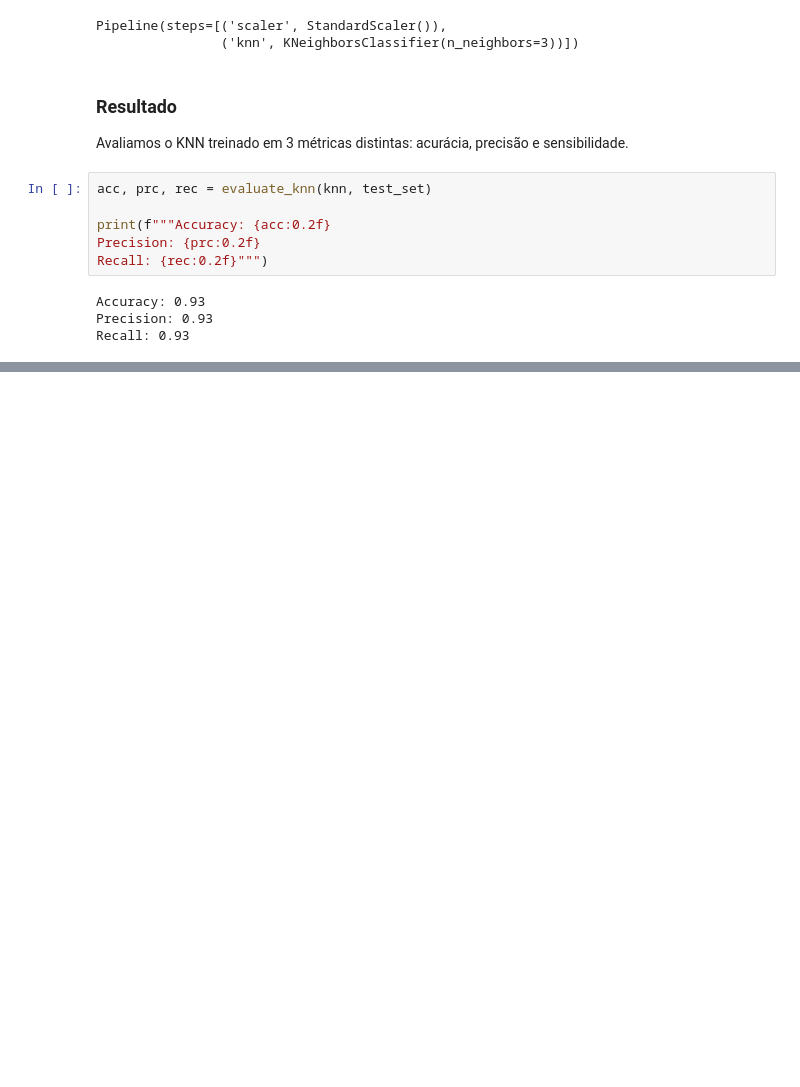
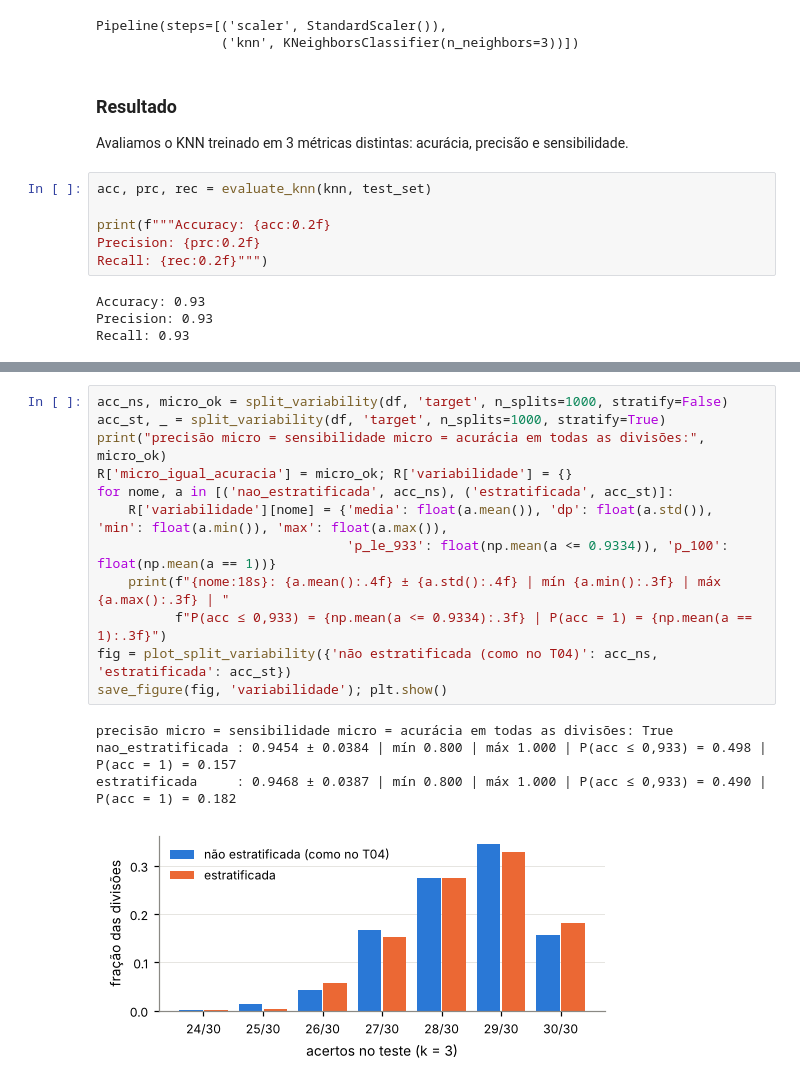
Before and after one commit to AugustC/ta04-classification, a Jupyter notebook: TA04-Classification.ipynb, the cells around one changed output, grey strips where cells are left out. Cells and saved outputs as stored; diff of their text form; blank space fills up the shorter version.

```diff
--- a/TA04-Classification.ipynb
+++ b/TA04-Classification.ipynb
@@ -107,0 +224,17 @@ Recall: 0.93
+# %%
+acc_ns, micro_ok = split_variability(df, 'target', n_splits=1000, stratify=False)
+acc_st, _ = split_variability(df, 'target', n_splits=1000, stratify=True)
+print("precisão micro = sensibilidade micro = acurácia em todas as divisões:", micro_ok)
+R['micro_igual_acuracia'] = micro_ok; R['variabilidade'] = {}
+for nome, a in [('nao_estratificada', acc_ns), ('estratificada', acc_st)]:
+    R['variabilidade'][nome] = {'media': float(a.mean()), 'dp': float(a.std()), 'min': float(a.min()), 'max': float(a.max()),
+                                'p_le_933': float(np.mean(a <= 0.9334)), 'p_100': float(np.mean(a == 1))}
+    print(f"{nome:18s}: {a.mean():.4f} ± {a.std():.4f} | mín {a.min():.3f} | máx {a.max():.3f} | "
+          f"P(acc ≤ 0,933) = {np.mean(a <= 0.9334):.3f} | P(acc = 1) = {np.mean(a == 1):.3f}")
+fig = plot_split_variability({'não estratificada (como no T04)': acc_ns, 'estratificada': acc_st})
+save_figure(fig, 'variabilidade'); plt.show()
+# %% [output]
+precisão micro = sensibilidade micro = acurácia em todas as divisões: True
+nao_estratificada : 0.9454 ± 0.0384 | mín 0.800 | máx 1.000 | P(acc ≤ 0,933) = 0.498 | P(acc = 1) = 0.157
+estratificada     : 0.9468 ± 0.0387 | mín 0.800 | máx 1.000 | P(acc ≤ 0,933) = 0.490 | P(acc = 1) = 0.182
+[figure, added]
```
Also changed, not shown: parts of 22 cells of this notebook, 5 other files.
